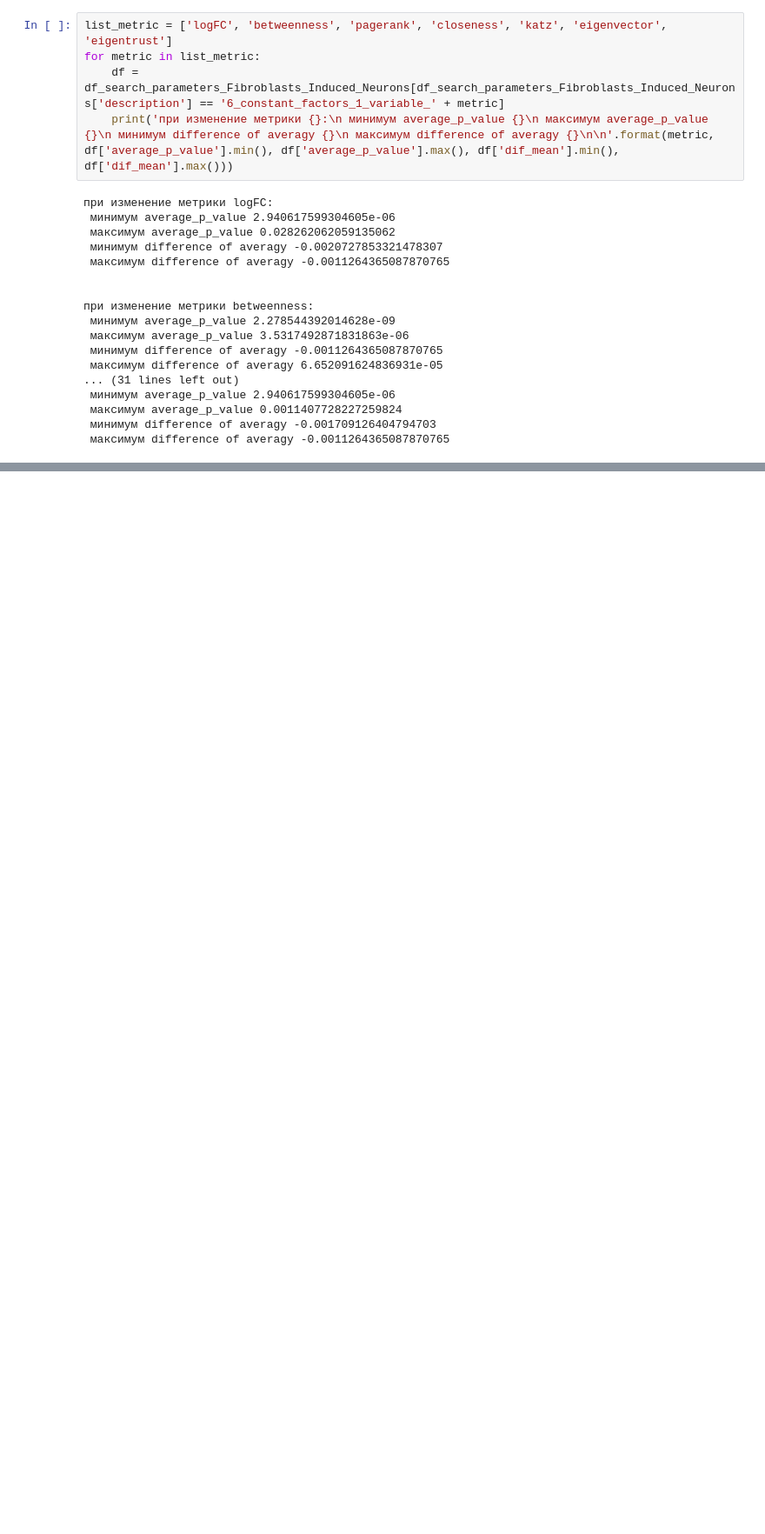
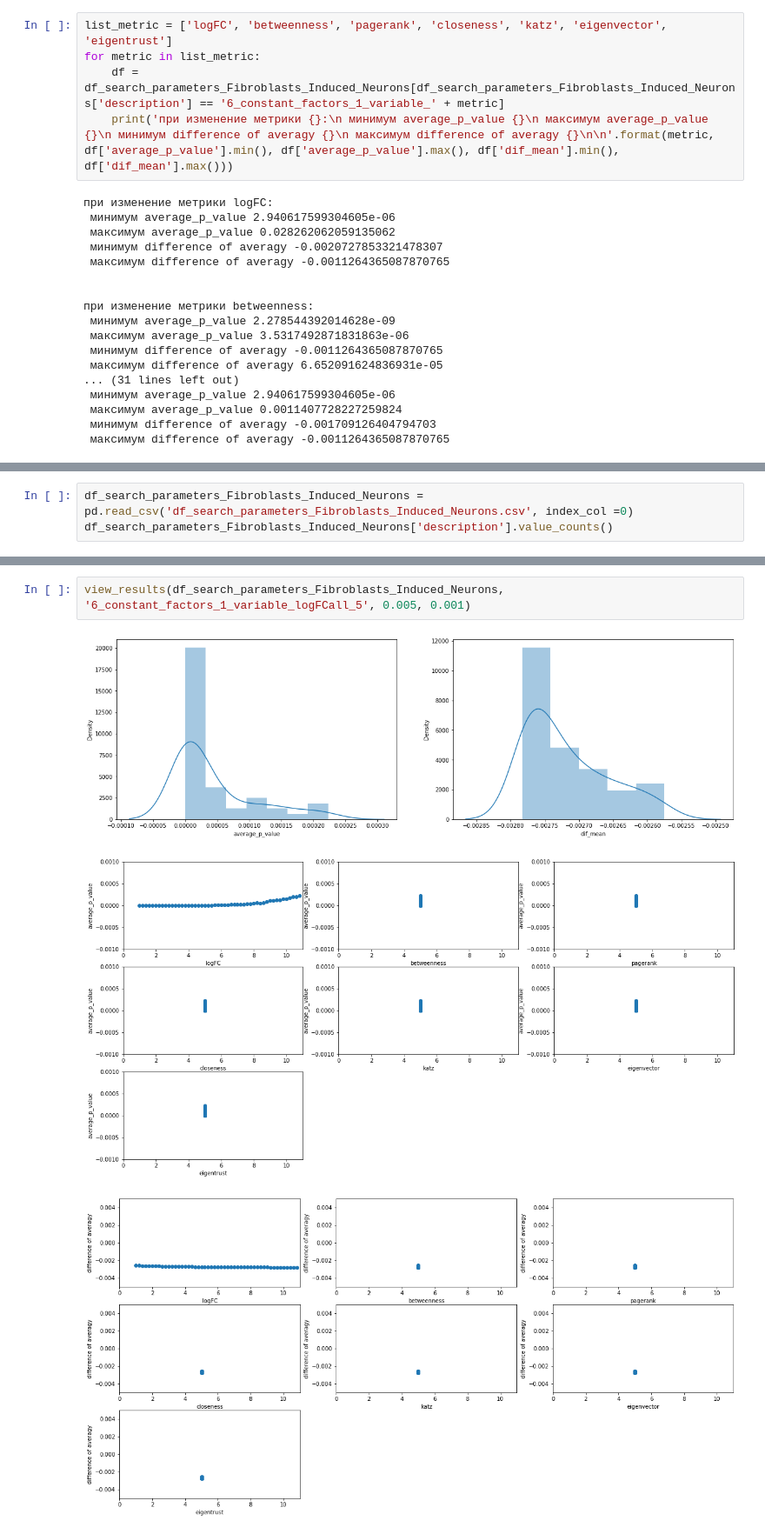
Before and after one commit to ziganshina-dinara/synergy_project, a Jupyter notebook: DATA/Fibroblasts_Induced_Neurons/viewing_validation_results.ipynb, the cells around one changed output, grey strips where cells are left out. Shown at 87% size. Drawn from its saved outputs; the diff is of its cells as text; blank space fills up the shorter version.

Commit message:
add results of validation with 1 variable factor and other factors = 5

```diff
--- a/DATA/Fibroblasts_Induced_Neurons/viewing_validation_results.ipynb
+++ b/DATA/Fibroblasts_Induced_Neurons/viewing_validation_results.ipynb
@@ -249,0 +252,3 @@ for metric in list_metric:
+# %%
+df_search_parameters_Fibroblasts_Induced_Neurons = pd.read_csv('df_search_parameters_Fibroblasts_Induced_Neurons.csv', index_col =0)
+df_search_parameters_Fibroblasts_Induced_Neurons['description'].value_counts()
@@ -249,0 +269,6 @@ for metric in list_metric:
+# %%
+view_results(df_search_parameters_Fibroblasts_Induced_Neurons, '6_constant_factors_1_variable_logFCall_5', 0.005, 0.001)
+# %% [output]
+[figure, added]
+[figure, added]
+[figure, added]
```
Also changed, not shown: parts of 6 cells of this notebook.
